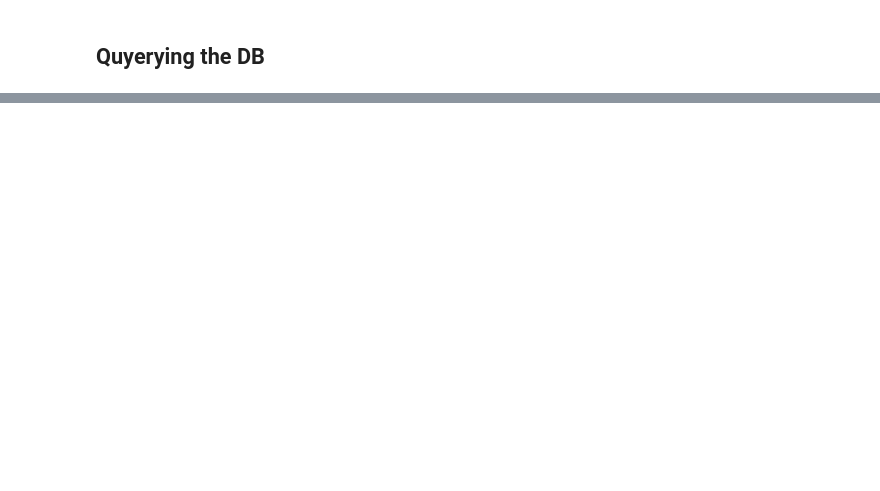
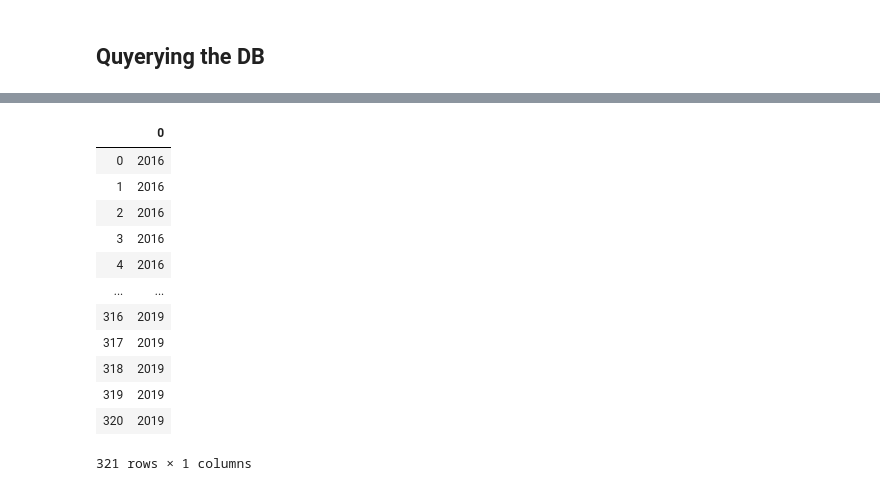
Before and after one commit to fragmento/nyc-ds-111819-lectures, a Jupyter notebook: Mod_2/SQL/AWS_MYSQL_PYTHON.ipynb, the cells around one changed output, grey strips where cells are left out. Drawn from its saved outputs; the diff is of its cells as text; code cells hidden in the pictures; blank space fills up the shorter version.

```diff
--- a/Mod_2/SQL/AWS_MYSQL_PYTHON.ipynb
+++ b/Mod_2/SQL/AWS_MYSQL_PYTHON.ipynb
@@ -305,0 +459,20 @@ cnx.close()
+# %%
+my_dict = {}
+x = "x1"
+my_dict[x] = pd.DataFrame(r2)
+# %%
+my_dict['x1']
+# %% [output]
+|  | 0 |
+| 0 | 2016 |
+| 1 | 2016 |
+| 2 | 2016 |
+| 3 | 2016 |
+| 4 | 2016 |
+| ... | ... |
+| 316 | 2019 |
+| 317 | 2019 |
+| 318 | 2019 |
+| 319 | 2019 |
+| 320 | 2019 |
+321 rows × 1 columns
```
Also changed, not shown: parts of 27 cells of this notebook, 5 other files.
